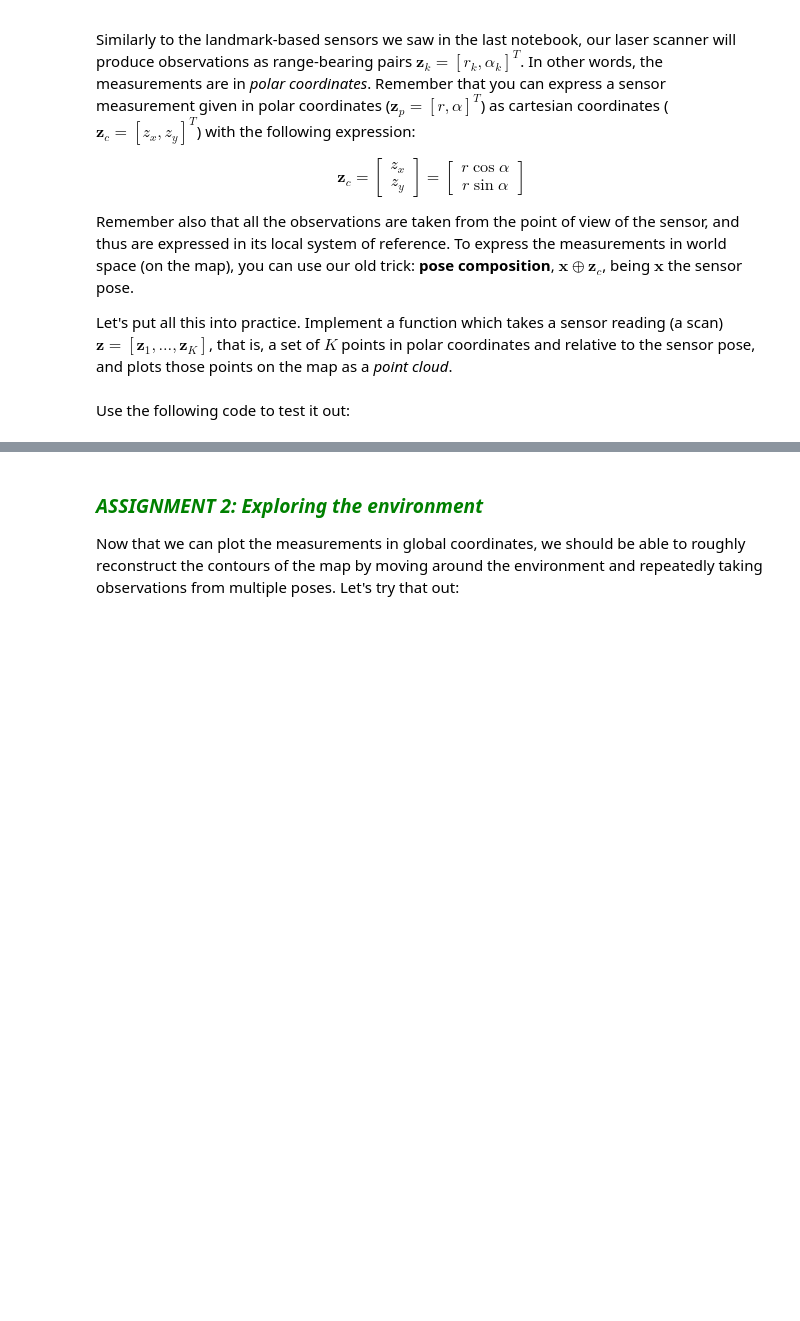
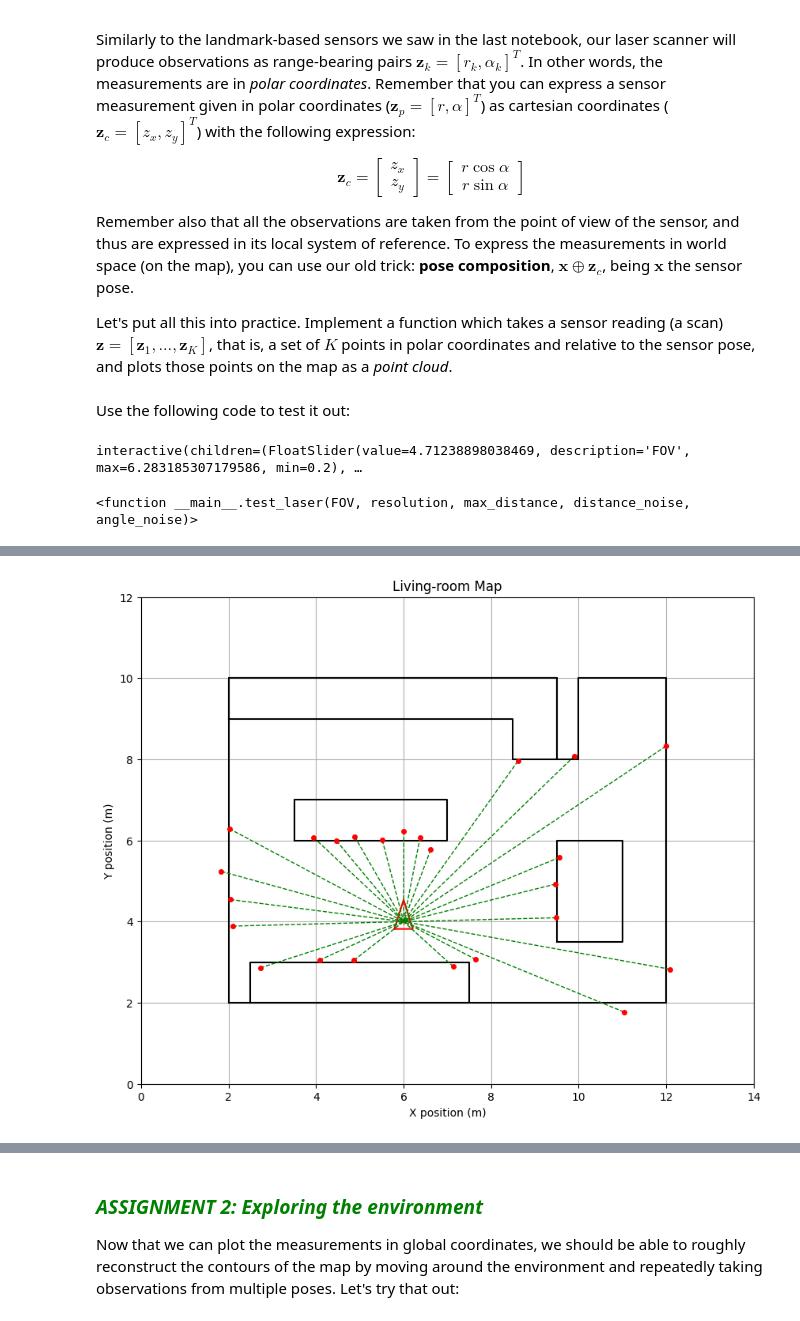
Before and after one commit to jalcausa/Robotica, a Jupyter notebook: Practicas/uma_robotics_2027/Chapter 04.Robot sensing/4.2 Laser Scanner.ipynb, the cells around one changed output, grey strips where cells are left out. Saved outputs shown, nothing was run; the diff lists cells and outputs as text; code cells hidden in the pictures; blank space fills up the shorter version.

Commit message:
Add practice 4.2 solution and guide; fix laser2D for NumPy 2
Co-Authored-By: Claude Opus 5.5 <noreply@anthropic.com>

```diff
--- a/Practicas/uma_robotics_2027/Chapter 04.Robot sensing/4.2 Laser Scanner.ipynb
+++ b/Practicas/uma_robotics_2027/Chapter 04.Robot sensing/4.2 Laser Scanner.ipynb
@@ -140,21 +144,21 @@ def plot_observations(z, pose, fig, ax, draw_lines = True, point_color = 'r'):
     fig, ax -- Figure to plot in
     """
     for i in range (z.shape[1]):
-        distance = None
-        angle = None
+        distance = z[0, i]
+        angle = z[1, i]
 
         # calculate the cartesian coordinates of the observed point in local space
-        x_local = None
-        y_local = None
+        x_local = distance*np.cos(angle)
+        y_local = distance*np.sin(angle)
 
         # compose with the robot pose to express the point in global space
-        pose_obs_global = tcomp(None, None)
+        pose_obs_global = tcomp(pose, np.vstack([x_local, y_local, 0]))
         x = pose_obs_global[0]
         y = pose_obs_global[1]
 
         if draw_lines:
             ax.plot([x, pose[0]], [y, pose[1]], 'g--', linewidth=1)
-        ax.plot(None, None, 'o', markersize=4, color=point_color)
+        ax.plot(x, y, 'o', markersize=4, color=point_color)
 # %% [markdown]
 Use the following code to test it out:
 # %%
@@ -184,6 +188,9 @@ ipywidgets.interact(
     distance_noise=ipywidgets.FloatSlider(0.01, min=0.0, max=0.2, step=0.01),
     angle_noise=ipywidgets.FloatSlider(0.001, min=0, max=0.05, step=0.001, readout_format='.3f')
 )
+# %% [output]
+interactive(children=(FloatSlider(value=4.71238898038469, description='FOV', max=6.283185307179586, min=0.2), …
+<function __main__.test_laser(FOV, resolution, max_distance, distance_noise, angle_noise)>
 # %% [markdown]
 Expected output:
 
@@ -191,3 +198,9 @@ Expected output:
     <img src="https://raw.githubusercontent.com/jotaraul/robotics_hub/main/robot_sensing/images/assignment_2_1.png" width="600px" alt="">
     <figcaption>Fig. 2. Expected output of assignment 1: the scan taken from the robot pose, as a point cloud on the map.</figcaption>
 </figure>
+# %%
+# Static run with the default slider values (the interactive widget above is not stored in the HTML/PDF)
+np.random.seed(0)
+test_laser(FOV=3*np.pi/2, resolution=0.2, max_distance=10, distance_noise=0.01, angle_noise=0.001)
+# %% [output]
+[figure, added]
```
Also changed, not shown: parts of 11 cells of this notebook, 12 other files.
